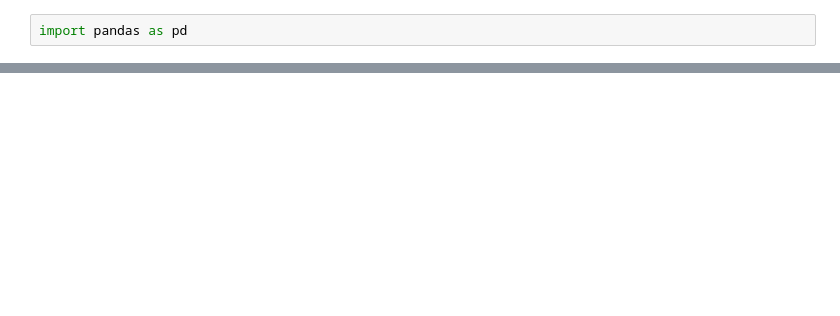
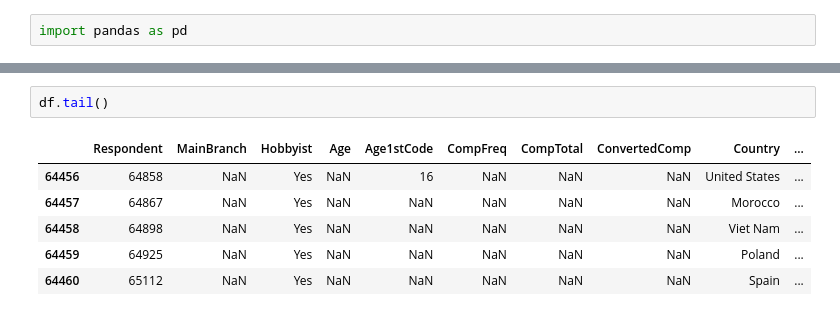
Before and after one commit to 7s9n/learning_python, a Jupyter notebook: others/pandas_journey/Pandas Demo.ipynb, the cells around one changed output, grey strips where cells are left out. Drawn from its saved outputs; the diff is of its cells as text; blank space fills up the shorter version.

```diff
--- a/others/pandas_journey/Pandas Demo.ipynb
+++ b/others/pandas_journey/Pandas Demo.ipynb
@@ -5 +26,10 @@ df = pd.read_csv('data/survey_results_public.csv')
+# %%
+df.tail()
+# %% [output]
+|  | Respondent | MainBranch | Hobbyist | Age | Age1stCode | CompFreq | CompTotal | ConvertedComp | Country | ... |
+| 64456 | 64858 | NaN | Yes | NaN | 16 | NaN | NaN | NaN | United States | ... |
+| 64457 | 64867 | NaN | Yes | NaN | NaN | NaN | NaN | NaN | Morocco | ... |
+| 64458 | 64898 | NaN | Yes | NaN | NaN | NaN | NaN | NaN | Viet Nam | ... |
+| 64459 | 64925 | NaN | Yes | NaN | NaN | NaN | NaN | NaN | Poland | ... |
+| 64460 | 65112 | NaN | Yes | NaN | NaN | NaN | NaN | NaN | Spain | ... |
 # %%
```
Also changed, not shown: parts of 23 cells of this notebook, 1 other file.
